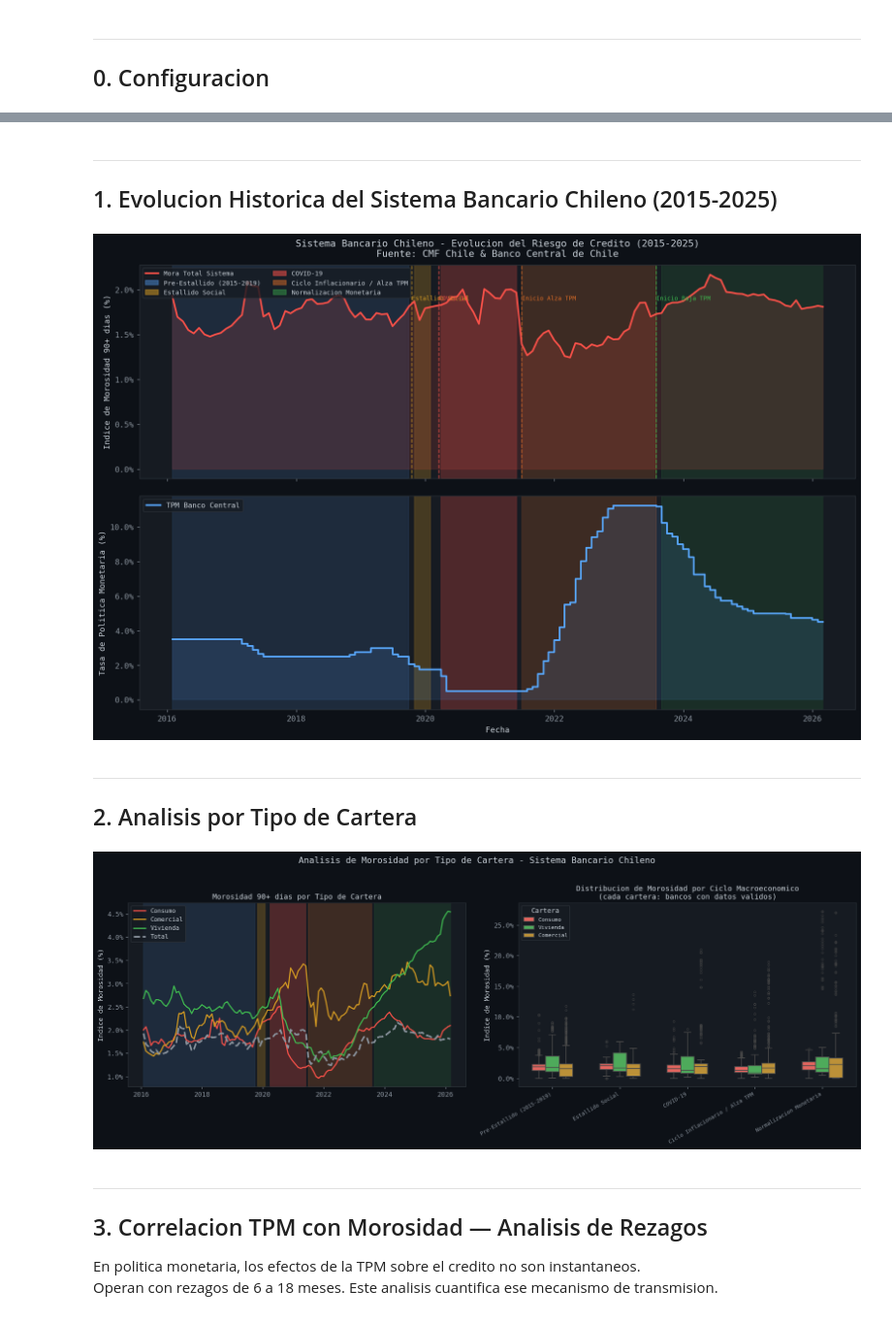
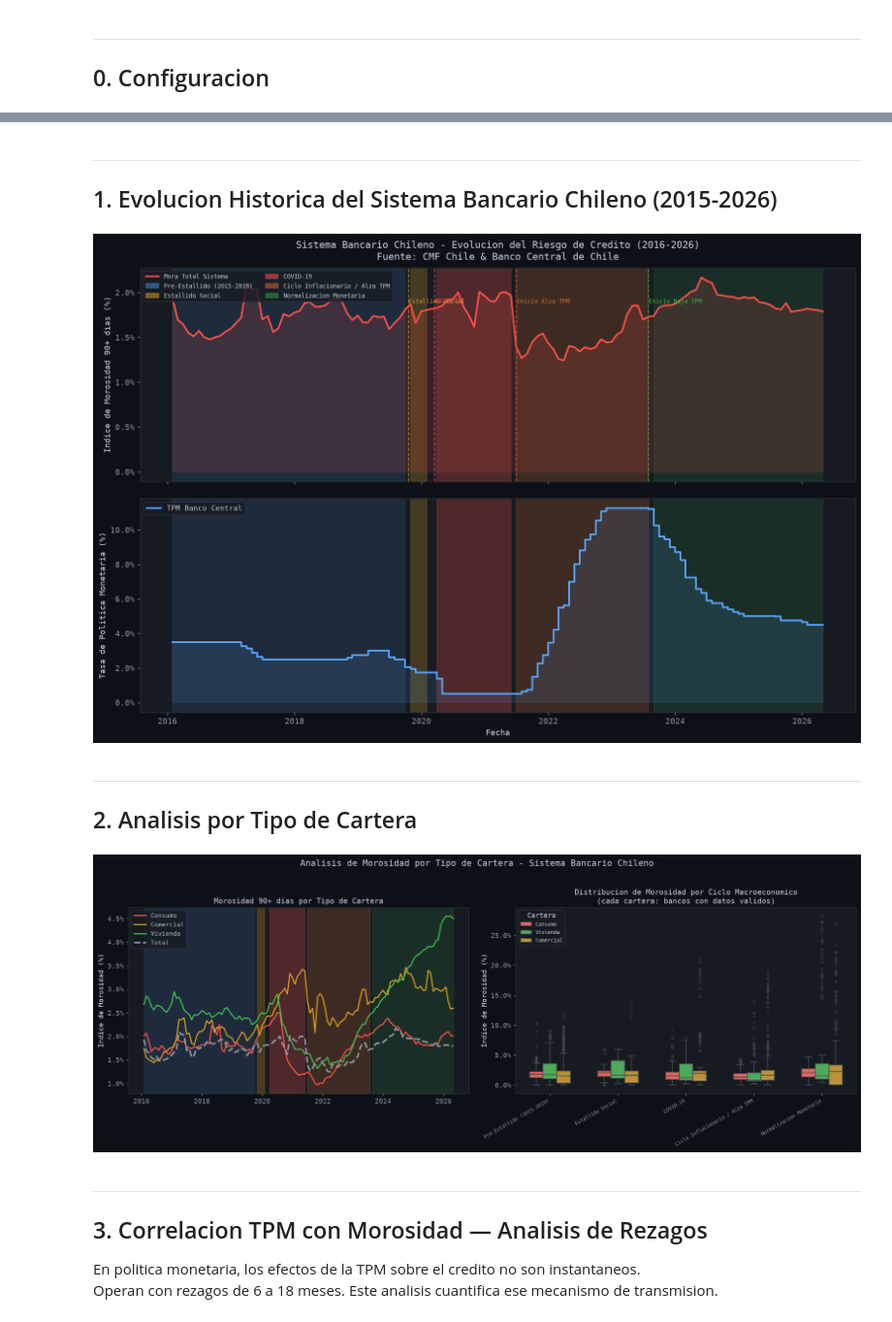
Before and after one commit to Iakrshn/chilean-banking-risk-monitor, a Jupyter notebook: notebooks/02_analisis_estadistico.ipynb, the cells around one changed output, grey strips where cells are left out. Shown at 97% size. Drawn from its saved outputs; the diff is of its cells as text; code cells hidden in the pictures.

```diff
--- a/notebooks/02_analisis_estadistico.ipynb
+++ b/notebooks/02_analisis_estadistico.ipynb
@@ -117,12 +117,15 @@ Bancos con cartera consumo  : 16
 Bancos con cartera vivienda : 14
 # %% [markdown]
 ---
-## 1. Evolucion Historica del Sistema Bancario Chileno (2015-2025)
+## 1. Evolucion Historica del Sistema Bancario Chileno (2015-2026)
 # %%
 fig = plt.figure(figsize=(16, 10))
 gs  = gridspec.GridSpec(2, 1, hspace=0.08)
 ax1 = fig.add_subplot(gs[0])
 ax2 = fig.add_subplot(gs[1], sharex=ax1)
+
+anio_ini = df_sistema['fecha'].min().year
+anio_fin = df_sistema['fecha'].max().year
 
 # Panel superior: Morosidad del sistema
 sombrear_ciclos(ax1, df_sistema)
@@ -132,7 +135,7 @@ ax1.fill_between(df_sistema['fecha'], df_sistema['mora_total'],
                  alpha=0.15, color=ROJO)
 ax1.set_ylabel('Indice de Morosidad 90+ dias (%)', fontsize=10)
 ax1.set_title(
-    'Sistema Bancario Chileno - Evolucion del Riesgo de Credito (2015-2025)\n'
+    f'Sistema Bancario Chileno - Evolucion del Riesgo de Credito ({anio_ini}-{anio_fin})\n'
     'Fuente: CMF Chile & Banco Central de Chile',
     fontsize=12, pad=10
 )
@@ -142,34 +145,34 @@ plt.setp(ax1.get_xticklabels(), visible=False)
 eventos = [
     ('2019-10-18', 'Estallido Social', AMARILLO),
     ('2020-03-18', 'COVID-19',         ROJO),
     ('2021-07-01', 'Inicio Alza TPM',  NARANJA),
     ('2023-08-01', 'Inicio Baja TPM',  VERDE),
 ]
 for fecha_ev, texto, color in eventos:
     ax1.axvline(pd.Timestamp(fecha_ev), color=color, lw=1.2, ls='--', alpha=0.8)
     ax1.text(pd.Timestamp(fecha_ev), ax1.get_ylim()[1] * 0.85,
              texto, color=color, fontsize=7.5, ha='left', va='top')
 
 # Panel inferior: TPM
 sombrear_ciclos(ax2, df_sistema)
 ax2.step(df_sistema['fecha'], df_sistema['tpm'],
          color=AZUL, lw=2.2, where='post', label='TPM Banco Central', zorder=3)
 ax2.fill_between(df_sistema['fecha'], df_sistema['tpm'],
                  alpha=0.12, color=AZUL, step='post')
 ax2.set_ylabel('Tasa de Politica Monetaria (%)', fontsize=10)
 ax2.set_xlabel('Fecha', fontsize=10)
 ax2.yaxis.set_major_formatter(mticker.FormatStrFormatter('%.1f%%'))
 ax2.legend(loc='upper left', fontsize=9)
 
 parches = [mpatches.Patch(color=c, alpha=a+0.3, label=k)
            for k, (c, a) in CICLO_COLORES.items()]
 ax1.legend(handles=[ax1.lines[0]] + parches, loc='upper left', fontsize=8, ncol=2)
 
 plt.tight_layout()
 plt.savefig(REPORT_DIR / '01_evolucion_historica.png', dpi=150, bbox_inches='tight')
 plt.show()
 # %% [output]
-[figure, old version]
+[figure, new version]
 # %% [markdown]
 ---
 ## 2. Analisis por Tipo de Cartera
@@ -232,7 +235,7 @@ plt.tight_layout()
 plt.savefig(REPORT_DIR / '02_analisis_cartera.png', dpi=150, bbox_inches='tight')
 plt.show()
 # %% [output]
-[figure, old version]
+[figure, new version]
 # %% [markdown]
 ---
 ## 3. Correlacion TPM con Morosidad — Analisis de Rezagos
```
Also changed, not shown: parts of 6 cells of this notebook, 17 other files.
